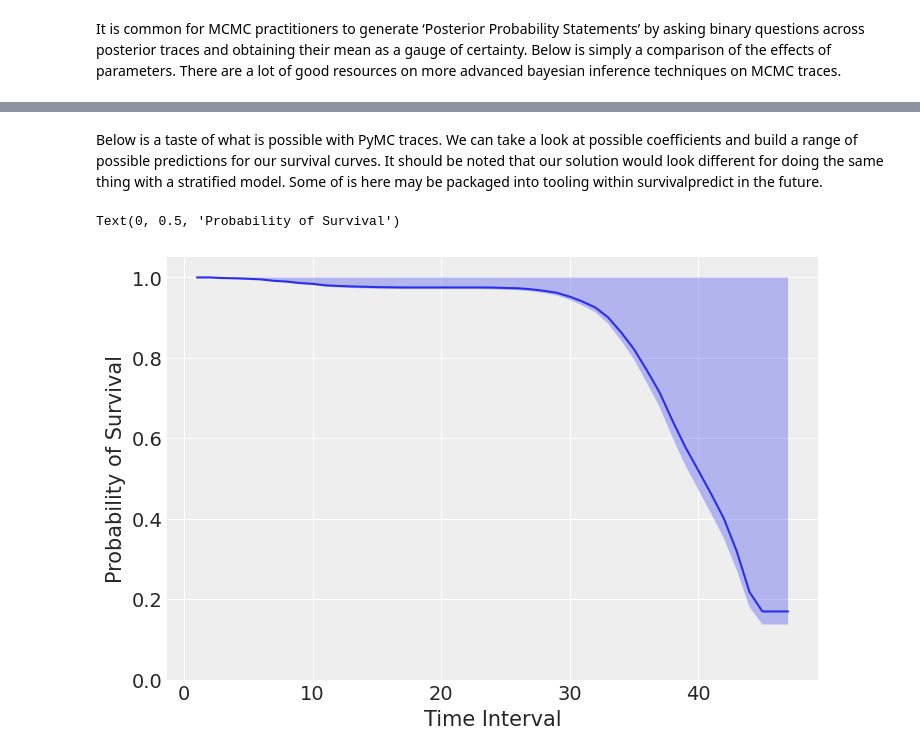
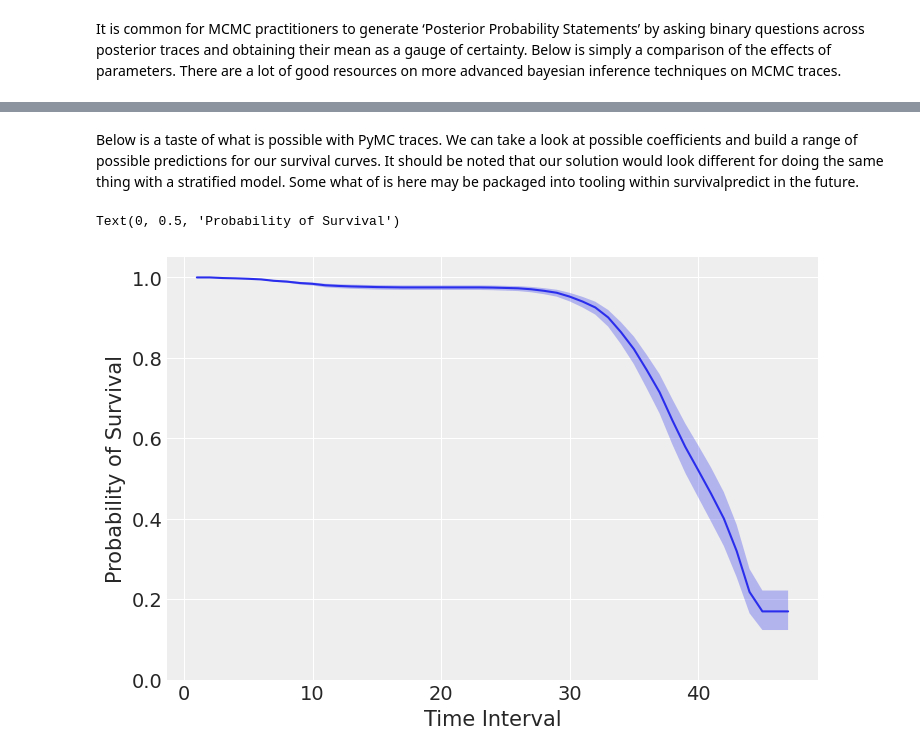
Before and after one commit to pr38/survivalpredict, a Jupyter notebook: notebooks/survival_inference_with_pymc.ipynb, the cells around one changed output, grey strips where cells are left out. Drawn from its saved outputs; the diff is of its cells as text; code cells hidden in the pictures.

```diff
--- a/notebooks/survival_inference_with_pymc.ipynb
+++ b/notebooks/survival_inference_with_pymc.ipynb
@@ -120,5 +116,5 @@ the baysian p value that complains have more effect on seconds_of_use is :0.5867
 # %% [markdown]
-Below is a  taste of what is possible with PyMC traces. We can take a look at possible coefficients and build a range of possible predictions for our survival curves. It should be noted that our solution would look different for doing the same thing with a stratified model. Some of is here may be packaged into tooling within survivalpredict in the future.
+Below is a  taste of what is possible with PyMC traces. We can take a look at possible coefficients and build a range of possible predictions for our survival curves. It should be noted that our solution would look different for doing the same thing with a stratified model. Some what of is here may be packaged into tooling within survivalpredict in the future.
 # %%
 #poping out an internal function, ;)
 from survivalpredict._base_hazard import _get_breslow_base_hazard
@@ -139,14 +135,14 @@ survival_curve_per_coef = base_survival_per_coef**predict_risk[:,None]
 # %%
 means = np.quantile(survival_curve_per_coef, .5,axis=0)
 #we are looking at the 5% and 95% intervals
-quantiles = np.quantile(survival_curve_per_coef, [0.05,0.95],axis=0)
+quantiles = np.quantile(survival_curve_per_coef, [0.01,0.99],axis=0)
 # %%
 plt.plot(np.arange(1,len(means)+1),means)
-plt.fill_between(np.arange(1,len(means)+1),quantiles[0,:],quantiles[1,0],alpha=0.3)
+plt.fill_between(np.arange(1,len(means)+1),quantiles[0,:],quantiles[1,:],alpha=0.3)
 ax = plt.gca()
 ax.set_ylim(0.0,1.05)
 plt.xlabel("Time Interval")
 plt.ylabel("Probability of Survival")
 # %% [output]
 Text(0, 0.5, 'Probability of Survival')
-[figure, old version]
+[figure, new version]
```
Also changed, not shown: parts of 6 cells of this notebook, 2 other files.
